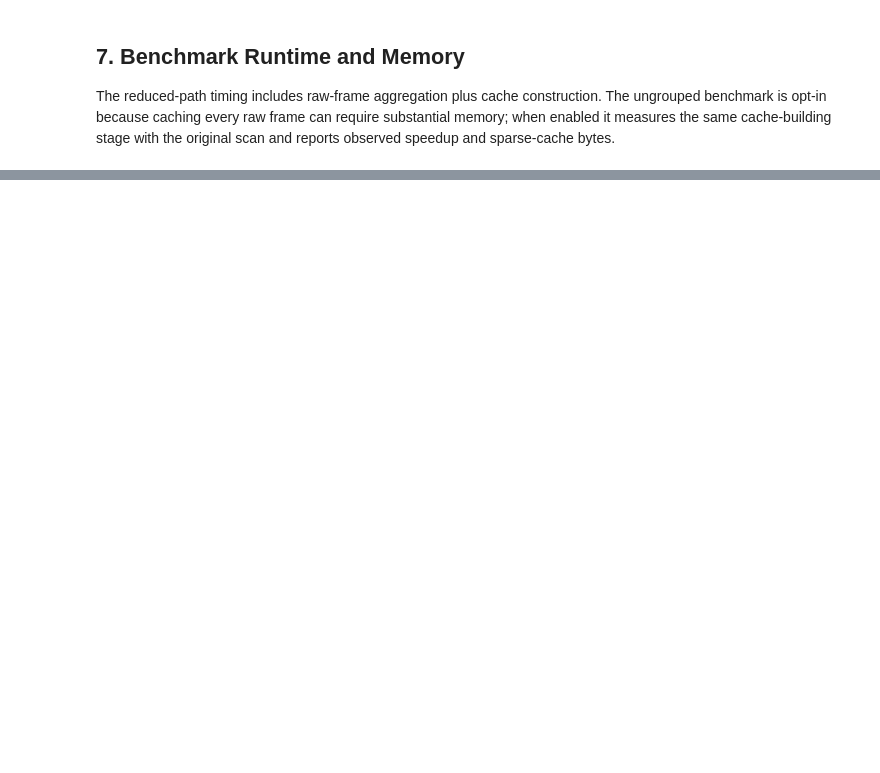
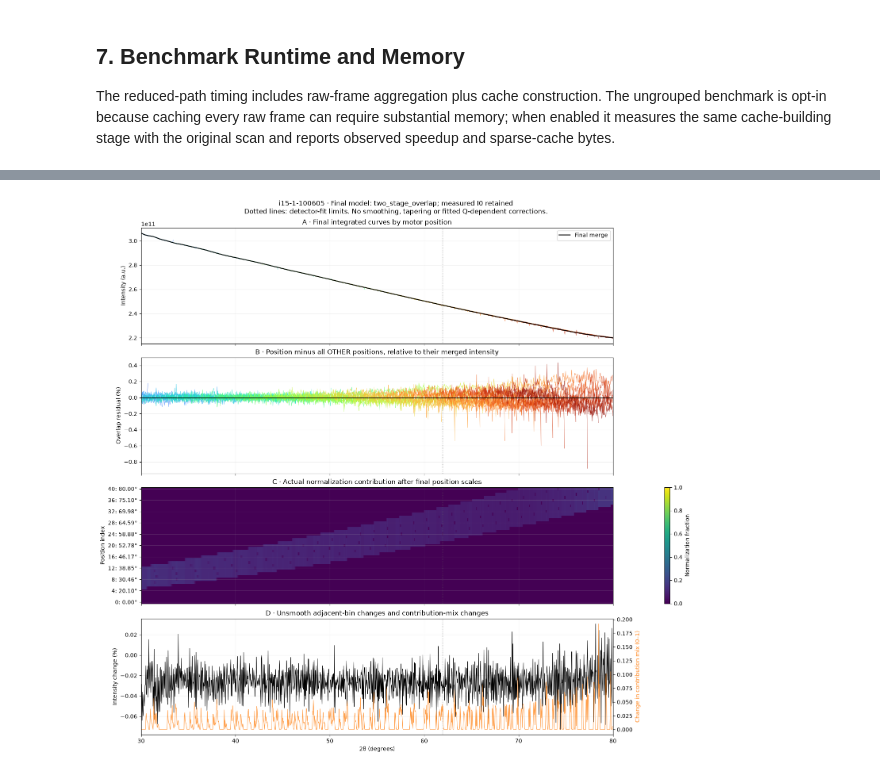
Before and after one commit to keeble/eiger-correction, a Jupyter notebook: extract_eiger_corrections_fast.ipynb, the cells around one changed output, grey strips where cells are left out. Cells and saved outputs as stored; diff of their text form; code cells hidden in the pictures; blank space fills up the shorter version.

Commit message:
add inb other analyses

```diff
--- a/extract_eiger_corrections_fast.ipynb
+++ b/extract_eiger_corrections_fast.ipynb
@@ -741,0 +828,92 @@ Removed temporary aggregated detector data.
+# %%
+# Read-only final-stage diagnostics; uses integration results even when WRITE_XY=False.
+assert processed_for_xy['position_scale_model'] == MODEL_LABEL, 'Rerun stage 2 after changing settings.'
+np.testing.assert_array_equal(processed_for_xy['frame_gains'], final_position_gains)
+
+
+def position_overlap_diagnostics(group, minimum_pixel_weight):
+    """Leave-one-position-out residuals; descriptive, not independent validation."""
+    frames = group['per_frame']
+    totals = group['accumulators']
+    np.testing.assert_allclose(frames.sum(axis=0), totals)
+    signal, norm, pixels = (frames[:, k, :] for k in (0, 1, 3))
+    curves = np.divide(signal, norm, out=np.full_like(signal, np.nan), where=norm > 0)
+    fraction = np.divide(norm, totals[1], out=np.zeros_like(norm), where=totals[1] > 0)
+    other_norm = totals[1][None, :] - norm
+    other_intensity = np.divide(totals[0][None, :] - signal, other_norm,
+                                out=np.full_like(signal, np.nan), where=other_norm > 0)
+    valid = ((norm > 0) & (other_norm > 0) & (pixels >= minimum_pixel_weight)
+             & (totals[3][None, :] - pixels >= minimum_pixel_weight)
+             & np.isfinite(curves) & np.isfinite(other_intensity) & (other_intensity > 0))
+    residual = np.divide(100 * (curves - other_intensity), other_intensity,
+                         out=np.full_like(signal, np.nan), where=valid)
+    influence = fraction * residual
+    direct = np.divide(100 * (group['intensity'][None, :] - other_intensity), other_intensity,
+                       out=np.full_like(signal, np.nan), where=valid)
+    np.testing.assert_allclose(influence[valid], direct[valid], rtol=1e-8, atol=1e-10)
+    return {'curves': curves, 'fraction': fraction, 'residual': residual, 'influence': influence, 'valid': valid}
+
+
+diag_group = processed_for_xy['groups']['merged_2theta']
+diag_x = diag_group['axis']
+diag_total = diag_group['accumulators']
+diag_window = (diag_x >= DIAGNOSTIC_THETA_RANGE_DEG[0]) & (diag_x <= DIAGNOSTIC_THETA_RANGE_DEG[1])
+if not diag_window.any():
+    raise ValueError('Diagnostic range does not overlap the integrated grid')
+diag_final = position_overlap_diagnostics(diag_group, DIAGNOSTIC_MIN_PIXEL_WEIGHT)
+diag_before = position_overlap_diagnostics(processed_before_scales['groups']['merged_2theta'], DIAGNOSTIC_MIN_PIXEL_WEIGHT)
+diag_colors = plt.get_cmap('turbo')(np.linspace(0.03, 0.97, len(analysis_scan.angles)))
+diag_fig, diag_axes = plt.subplots(4, 1, figsize=(15, 14), sharex=True, constrained_layout=True)
+for diag_i, diag_angle in enumerate(analysis_scan.angles):
+    for diag_ax, diag_field in ((diag_axes[0], 'curves'), (diag_axes[1], 'residual')):
+        diag_ax.plot(diag_x[diag_window], diag_final[diag_field][diag_i, diag_window],
+                     color=diag_colors[diag_i], alpha=0.7, linewidth=0.7)
+diag_axes[0].plot(diag_x[diag_window], diag_group['intensity'][diag_window], color='black', linewidth=1.5, label='Final merge')
+diag_axes[0].set(title='A · Final integrated curves by motor position', ylabel='Intensity (a.u.)')
+diag_axes[0].legend()
+diag_axes[1].axhline(0, color='black', linewidth=0.8)
+diag_axes[1].set(title='B · Position minus all OTHER positions, relative to their merged intensity', ylabel='Overlap residual (%)')
+diag_mesh = diag_axes[2].pcolormesh(diag_x, np.arange(len(analysis_scan.angles)), diag_final['fraction'],
+                                  shading='nearest', cmap='viridis', vmin=0, vmax=1)
+diag_axes[2].set(title='C · Actual normalization contribution after final position scales', ylabel='Position index')
+diag_fig.colorbar(diag_mesh, ax=diag_axes[2], label='Normalization fraction')
+diag_tick = np.arange(0, len(analysis_scan.angles), max(1, len(analysis_scan.angles) // 10))
+diag_axes[2].set_yticks(diag_tick, [f'{i}: {analysis_scan.angles[i]:.2f}°' for i in diag_tick])
+diag_mid = 0.5 * (diag_x[:-1] + diag_x[1:])
+diag_pair_mean = 0.5 * (diag_group['intensity'][:-1] + diag_group['intensity'][1:])
+diag_pair_valid = ((diag_total[1, :-1] > 0) & (diag_total[1, 1:] > 0)
+                   & np.isfinite(diag_pair_mean) & (diag_pair_mean > 0))
+diag_step = np.divide(100 * np.diff(diag_group['intensity']), diag_pair_mean,
+                      out=np.full_like(diag_mid, np.nan), where=diag_pair_valid)
+diag_mix_change = 0.5 * np.sum(np.abs(np.diff(diag_final['fraction'], axis=1)), axis=0)
+diag_mix_change[~diag_pair_valid] = np.nan
+diag_mid_window = diag_window[:-1] & diag_window[1:]
+diag_axes[3].plot(diag_mid[diag_mid_window], diag_step[diag_mid_window], color='black', linewidth=0.8)
+diag_axes[3].set(title='D · Unsmooth adjacent-bin changes and contribution-mix changes', xlabel='2θ (degrees)', ylabel='Intensity change (%)')
+diag_mix_axis = diag_axes[3].twinx()
+diag_mix_axis.plot(diag_mid[diag_mid_window], diag_mix_change[diag_mid_window], color='tab:orange', alpha=0.75, linewidth=0.9)
+diag_mix_axis.set_ylabel('Change in contribution mix (0–1)', color='tab:orange')
+# Mark detector-fit boundaries: stage 2 does not establish detector response outside them.
+diag_fit_argument = np.asarray(FIT_Q_RANGE_NM) * physical_model.geometry.wavelength * 1e9 / (4 * np.pi)
+diag_fit_theta = np.rad2deg(2 * np.arcsin(np.clip(diag_fit_argument, 0, 1)))
+for diag_ax in diag_axes:
+    diag_ax.set_xlim(*DIAGNOSTIC_THETA_RANGE_DEG)
+    diag_ax.grid(alpha=0.2)
+    for diag_boundary in diag_fit_theta:
+        if DIAGNOSTIC_THETA_RANGE_DEG[0] <= diag_boundary <= DIAGNOSTIC_THETA_RANGE_DEG[1]:
+            diag_ax.axvline(diag_boundary, color='0.4', linestyle=':', linewidth=1)
+diag_fig.suptitle(f'{SCAN_PATH.stem} · Final model: {MODEL_LABEL}; measured I0 retained\n'
+                  'Dotted lines: detector-fit limits. No smoothing, tapering or fitted Q-dependent corrections.')
+plt.show()
+print('Final residuals over the displayed range (not centered):')
+print('position motor_deg overlap_bins mean_percent RMS_percent')
+for diag_i, diag_angle in enumerate(analysis_scan.angles):
+    diag_selected = diag_window & diag_final['valid'][diag_i]
+    if diag_selected.any():
+        diag_values = diag_final['residual'][diag_i, diag_selected]
+        print(f'{diag_i:3d} {diag_angle:10.4f} {diag_selected.sum():6d} '
+              f'{diag_values.mean():12.5f} {np.sqrt(np.mean(diag_values**2)):12.5f}')
+print('Shared fitted scales/calibration induce correlations. Residual improvements are in-sample, not uncertainty estimates.')
+print('Geometric support filter is not a photon-count threshold; adjacent-bin changes include real slope and noise.')
+# %% [output]
+[figure, added]
```
Also changed, not shown: parts of 18 cells of this notebook, 6 other files.
